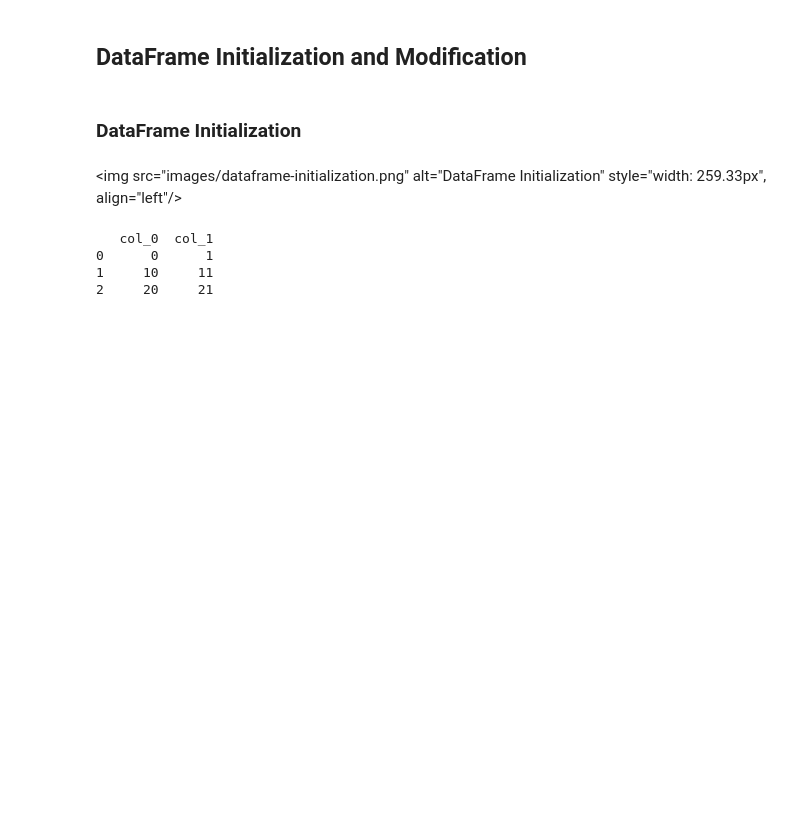
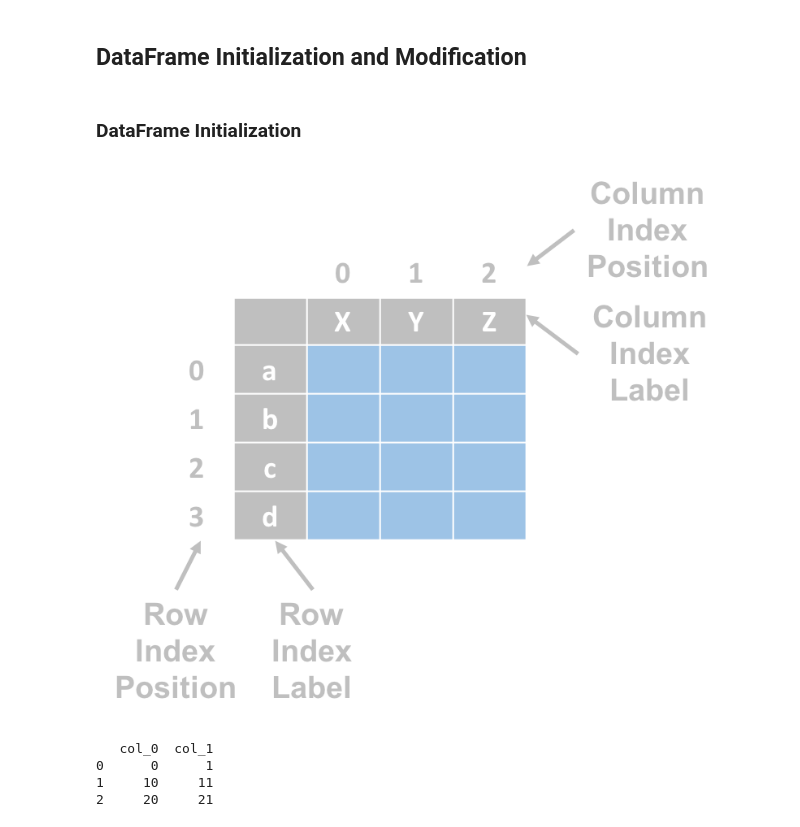
Before and after one commit to Zhenmao/Pandas-Reference-Guide, a Jupyter notebook: 2 Working with DataFrame.ipynb, the cells around one changed output. Drawn from its saved outputs; the diff is of its cells as text; code cells hidden in the pictures; blank space fills up the shorter version.

Commit message:
fix: Switch image display

```diff
--- a/2 Working with DataFrame.ipynb
+++ b/2 Working with DataFrame.ipynb
@@ -7,8 +8,10 @@ import numpy as np
 ## DataFrame Initialization and Modification
 # %% [markdown]
 ### DataFrame Initialization
-# %% [markdown]
-<img src="images/dataframe-initialization.png" alt="DataFrame Initialization" style="width: 259.33px", align="left"/>
+# %%
+Image("images/dataframe-initialization.png", width=259.33)
+# %% [output]
+[figure, added]
 # %%
 df = pd.DataFrame({
         'col_0': [0, 10, 20],
```
Also changed, not shown: parts of 27 cells of this notebook.
